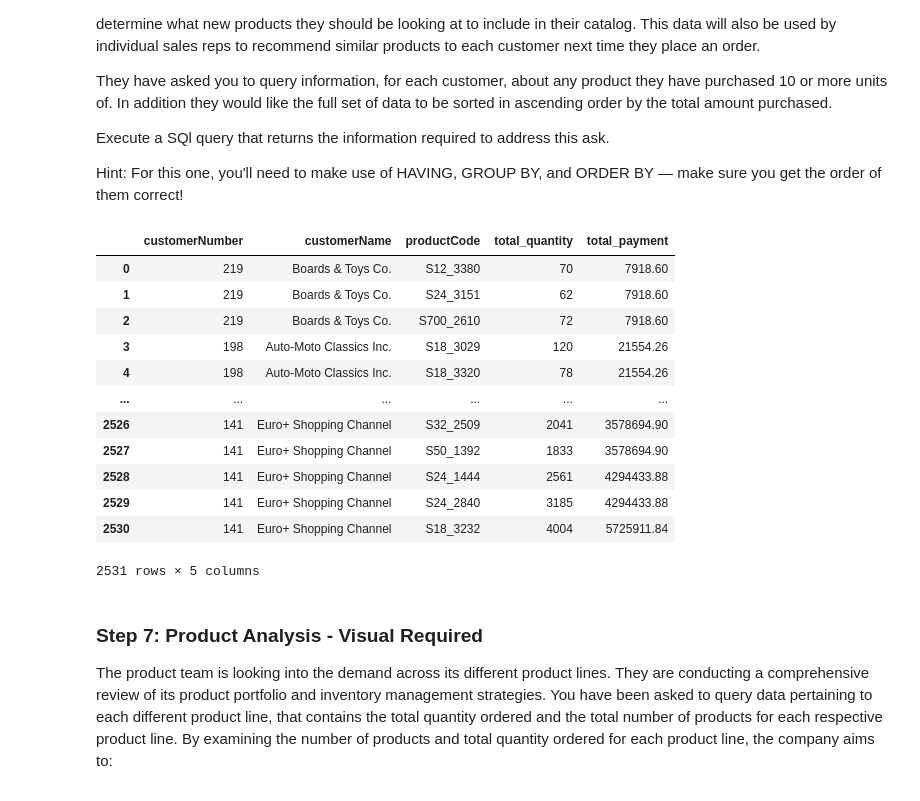
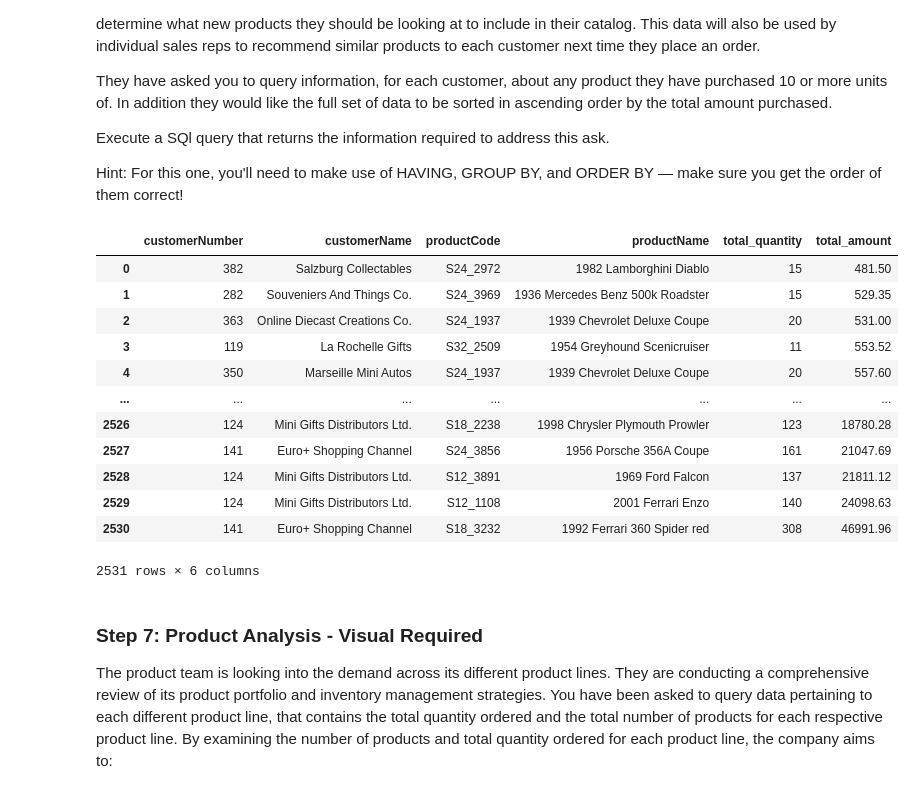
Before and after one commit to G-Gakii/dsc-sql-summative-lab, a Jupyter notebook: SQLSummativeLab.ipynb, the cells around one changed output. Saved outputs shown, nothing was run; the diff lists cells and outputs as text; code cells hidden in the pictures.

```diff
--- a/SQLSummativeLab.ipynb
+++ b/SQLSummativeLab.ipynb
@@ -247,36 +248,37 @@ Execute a SQl query that returns the information required to address this ask.
 Hint: For this one, you'll need to make use of HAVING, GROUP BY, and ORDER BY — make sure you get the order of them correct!
 # %%
 # Replace None with you code
-q="""
-SELECT c.customerNumber,c.customerName,od.productCode,SUM(od.quantityOrdered) as total_quantity,SUM(p.amount)as total_payment
-FROM customers as c
-INNER JOIN payments as p
-USING(customerNumber)
-INNER JOIN orders as o
-USING(customerNumber)
-INNER JOIN orderdetails as od
-USING(orderNumber)
-GROUP BY c.customerNumber,od.productCode
-HAVING SUM(od.quantityOrdered) >=10
-ORDER BY total_payment
-
-
+q = """
+SELECT c.customerNumber,
+       c.customerName,
+       od.productCode,
+       p.productName,
+       SUM(od.quantityOrdered) AS total_quantity,
+       SUM(od.quantityOrdered * od.priceEach) AS total_amount
+FROM customers c
+JOIN orders o USING(customerNumber)
+JOIN orderdetails od USING(orderNumber)
+JOIN products p USING(productCode)
+GROUP BY c.customerNumber, od.productCode
+HAVING SUM(od.quantityOrdered) >= 10
+ORDER BY total_amount ASC
 """
-pd.read_sql(q,conn)
+customer_product_quantities=pd.read_sql(q,conn)
+customer_product_quantities
 # %% [output]
-|  | customerNumber | customerName | productCode | total_quantity | total_payment |
-| 0 | 219 | Boards & Toys Co. | S12_3380 | 70 | 7918.60 |
-| 1 | 219 | Boards & Toys Co. | S24_3151 | 62 | 7918.60 |
-| 2 | 219 | Boards & Toys Co. | S700_2610 | 72 | 7918.60 |
-| 3 | 198 | Auto-Moto Classics Inc. | S18_3029 | 120 | 21554.26 |
-| 4 | 198 | Auto-Moto Classics Inc. | S18_3320 | 78 | 21554.26 |
-| ... | ... | ... | ... | ... | ... |
-| 2526 | 141 | Euro+ Shopping Channel | S32_2509 | 2041 | 3578694.90 |
-| 2527 | 141 | Euro+ Shopping Channel | S50_1392 | 1833 | 3578694.90 |
-| 2528 | 141 | Euro+ Shopping Channel | S24_1444 | 2561 | 4294433.88 |
-| 2529 | 141 | Euro+ Shopping Channel | S24_2840 | 3185 | 4294433.88 |
-| 2530 | 141 | Euro+ Shopping Channel | S18_3232 | 4004 | 5725911.84 |
+|  | customerNumber | customerName | productCode | productName | total_quantity | total_amount |
+| 0 | 382 | Salzburg Collectables | S24_2972 | 1982 Lamborghini Diablo | 15 | 481.50 |
+| 1 | 282 | Souveniers And Things Co. | S24_3969 | 1936 Mercedes Benz 500k Roadster | 15 | 529.35 |
+| 2 | 363 | Online Diecast Creations Co. | S24_1937 | 1939 Chevrolet Deluxe Coupe | 20 | 531.00 |
+| 3 | 119 | La Rochelle Gifts | S32_2509 | 1954 Greyhound Scenicruiser | 11 | 553.52 |
+| 4 | 350 | Marseille Mini Autos | S24_1937 | 1939 Chevrolet Deluxe Coupe | 20 | 557.60 |
+| ... | ... | ... | ... | ... | ... | ... |
+| 2526 | 124 | Mini Gifts Distributors Ltd. | S18_2238 | 1998 Chrysler Plymouth Prowler | 123 | 18780.28 |
+| 2527 | 141 | Euro+ Shopping Channel | S24_3856 | 1956 Porsche 356A Coupe | 161 | 21047.69 |
+| 2528 | 124 | Mini Gifts Distributors Ltd. | S12_3891 | 1969 Ford Falcon | 137 | 21811.12 |
+| 2529 | 124 | Mini Gifts Distributors Ltd. | S12_1108 | 2001 Ferrari Enzo | 140 | 24098.63 |
+| 2530 | 141 | Euro+ Shopping Channel | S18_3232 | 1992 Ferrari 360 Spider red | 308 | 46991.96 |
-2531 rows × 5 columns
+2531 rows × 6 columns
 # %% [markdown]
 ### Step 7: Product Analysis - Visual Required
 
```
Also changed, not shown: parts of 57 cells of this notebook.
